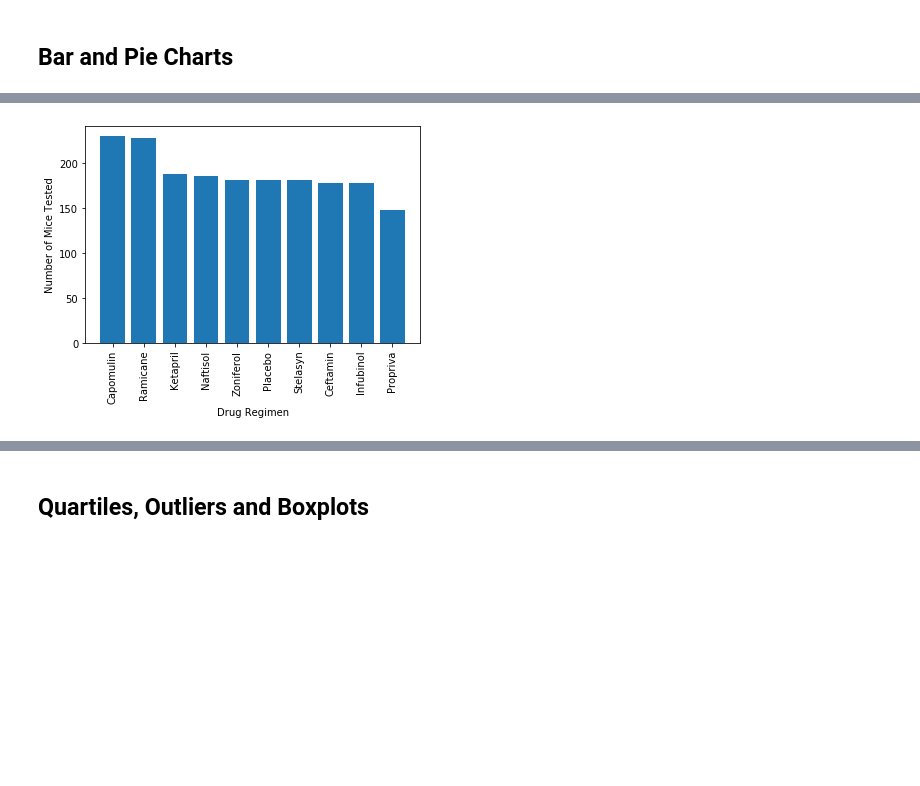
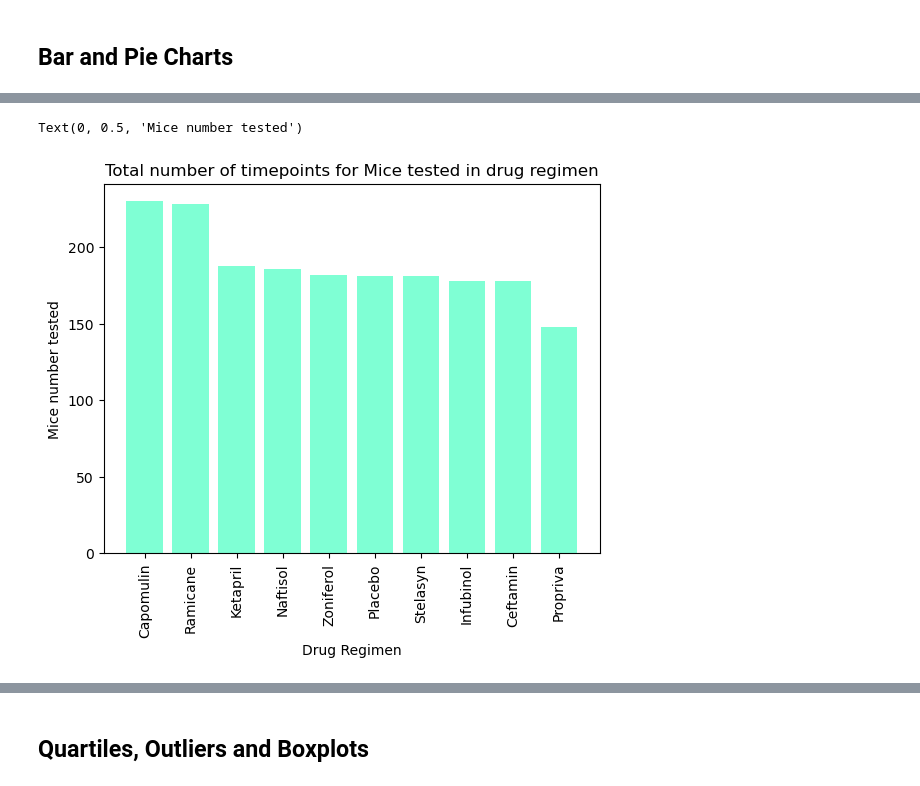
Before and after one commit to MuffinMuppet/Data-Visualization-in-Python, a Jupyter notebook: Matplotlib Challenge/Continue.ipynb, the cells around one changed output, grey strips where cells are left out. Drawn from its saved outputs; the diff is of its cells as text; code cells hidden in the pictures; blank space fills up the shorter version.

```diff
--- a/Matplotlib Challenge/Continue.ipynb
+++ b/Matplotlib Challenge/Continue.ipynb
@@ -126,4 +164,19 @@ duplicate_mice_id
+# %%
+# Generate a bar plot showing the total number of timepoints for all mice tested for each drug regimen using pyplot.
+
+pyplot_drug_plot = clean_duplicate_df["Drug Regimen"].value_counts()
+x_axis = pyplot_drug_plot.index.values
+y_axis = pyplot_drug_plot.values
+
+plt.bar(pyplot_drug_plot.index.values, pyplot_drug_plot.values, color = "Aquamarine", alpha = 1)
+plt.xticks(rotation=90)
+plt.title("Total number of timepoints for Mice tested in drug regimen")
+plt.xlabel("Drug Regimen")
+plt.ylabel("Mice number tested")
+# %% [output]
+Text(0, 0.5, 'Mice number tested')
+[figure, added]
 # %%
-# Generate a bar plot showing the total number of timepoints for all mice tested for each drug regimen using pyplot.
+# Generate a pie plot showing the distribution of female versus male mice using Pandas
+
+bio_sex =
-# %% [output]
-[figure, removed]
```
Also changed, not shown: parts of 16 cells of this notebook.
